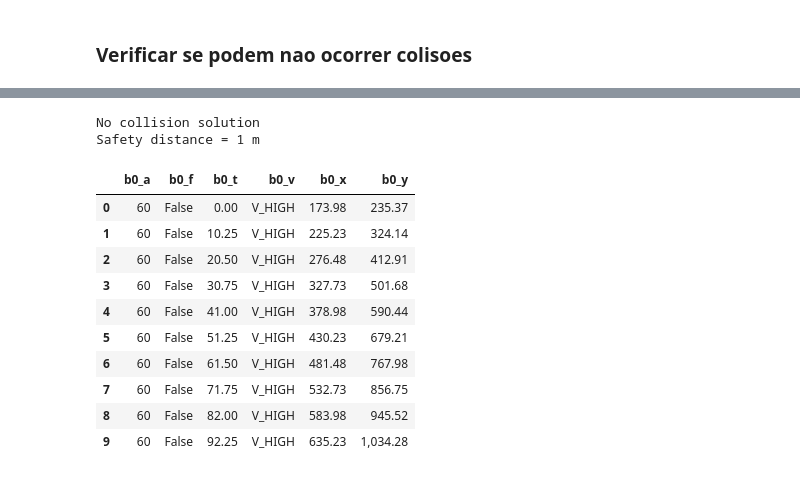
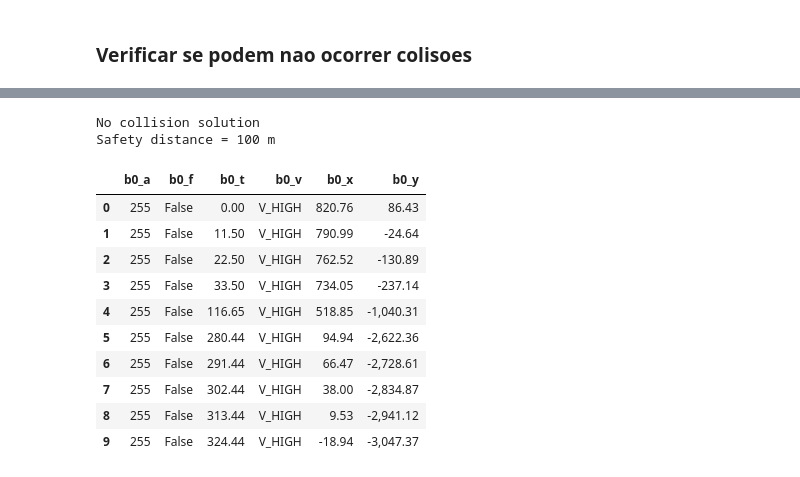
Before and after one commit to GilbertoCunha/Computational-Logic, a Jupyter notebook: Trabalho3/Boats.ipynb, the cells around one changed output, grey strips where cells are left out. Cells and saved outputs as stored; diff of their text form; code cells hidden in the pictures.

```diff
--- a/Trabalho3/Boats.ipynb
+++ b/Trabalho3/Boats.ipynb
@@ -17,11 +17,11 @@ pd.options.display.float_format = '{:,.2f}'.format
 # %%
 V_LOW, V_HIGH = 1, 10 # velocidades dos modos baixo e alto, em m
 THETA = 15 # angulo de viragem entre modos
-TAU = 10 # tempo minimo entre transicoes timed
+TAU = 3 # tempo minimo entre transicoes timed
 ALL_ROUTES = [i*THETA for i in range(int(360/THETA))] # todos os ângulos possíveis
 ALL_VELS = [V_LOW, V_HIGH] # todas as velocidades possiveis
 
-GAUSS_DP = 500 # desvio padrão da gaussiana de inicialização das posições em m
+GAUSS_DP = 150 # desvio padrão da gaussiana de inicialização das posições em m
 SAFE_DIST = 100 # distância de segurança entre barcos em m
 
 Mode, (M_LOW, M_HIGH) = EnumSort("Mode", ("V_LOW", "V_HIGH"))
@@ -377,5 +372,5 @@ def gen_trace(declare, init, trans, k, fixed_step=False, fixed_dist=None):
 
     return r
 
-m = gen_trace(declare, init, trans, 10, False, SAFE_DIST)
+m = gen_trace(declare, init, trans, 10, True, SAFE_DIST)
 # %% [output]
@@ -477,49 +427,75 @@ Counter Example:
+# %%
+def no_collisions_trans(t, prev, curr):
+
+    time = Real(f"time{t}")
+    modes = list(product(*[ALL_VELS, ALL_ROUTES, ALL_VELS, ALL_ROUTES]))
+
+    conds = []
+    for i in range(len(prev)-1): # percorrer os barcos do anterior
+        for j in range(i+1, len(curr)-1): # percorrer os barcos do atual
+
+            # Iterar os modos possíveis do par de barcos
+            dist_cond = []
+            for mode in modes:
+                v2, a2, v1, a1 = mode
+
+                # Definir condições dos modos
+                M1 = And(prev[i]["v"]==vel_to_mode(v1), prev[i]["a"]==a1)
+                M2 = And(prev[j]["v"]==vel_to_mode(v2), prev[j]["a"]==a2)
+
+                # Condições da posição
+                x = Abs((prev[j]["x"]-prev[i]["x"])+time*(v2*cos(deg_to_rad(a2))-v1*cos(deg_to_rad(a1)))) > 20
+                y = Abs((prev[j]["y"]-prev[i]["y"])+time*(v2*sin(deg_to_rad(a2))-v1*sin(deg_to_rad(a1)))) > 20
+                dist_cond.append(And(Or(x, y), M1, M2))
+
+            # Um dos modos tem de ocorrer
+            conds.append(Or(dist_cond))
+
+    return And(And(conds), And(time >= prev[0]["t"], time <= curr[0]["t"]))
 # %%
-def bmc_always(k, fixed_dist=None):
+def no_collisions(k, fixed_dist=None):
     solver = Solver()
     trace = {i: declare(i, fixed_dist) for i in range(k)}
     solver.add(init(trace[0], get_random_values()))
 
     # Condicoes de transicao
     for i in range(k-1):
         solver.add(trans(trace[i], trace[i+1]))
-
-    # Condicao de nao colisao
-    for i in range(k):
-        solver.add(no_collisions(trace[i]))
+        solver.add(no_collisions_trans(i, trace[i], trace[i+1]))
 
     if solver.check() == sat:
         m = solver.model()
 
         print("No collision solution")
 
         for elem in m:
             if str(elem) == "d0":
                 print(f"Safety distance = {m[elem]} m\n")
 
         if fixed_dist != None:
             print(f"Safety distance = {fixed_dist} m\n")
 
         r = model_to_dfs(m)
         display_side_by_side(*r)
     else:
+        print("The boats always collide")
         r = None
 
     return r
 
-m = bmc_always(10, SAFE_DIST)
+m = no_collisions(10, SAFE_DIST)
 # %% [output]
 No collision solution
-Safety distance = 1 m
+Safety distance = 100 m
 |  | b0_a | b0_f | b0_t | b0_v | b0_x | b0_y |
-| 0 | 60 | False | 0.00 | V_HIGH | 173.98 | 235.37 |
-| 1 | 60 | False | 10.25 | V_HIGH | 225.23 | 324.14 |
-| 2 | 60 | False | 20.50 | V_HIGH | 276.48 | 412.91 |
-| 3 | 60 | False | 30.75 | V_HIGH | 327.73 | 501.68 |
-| 4 | 60 | False | 41.00 | V_HIGH | 378.98 | 590.44 |
-| 5 | 60 | False | 51.25 | V_HIGH | 430.23 | 679.21 |
-| 6 | 60 | False | 61.50 | V_HIGH | 481.48 | 767.98 |
-| 7 | 60 | False | 71.75 | V_HIGH | 532.73 | 856.75 |
-| 8 | 60 | False | 82.00 | V_HIGH | 583.98 | 945.52 |
-| 9 | 60 | False | 92.25 | V_HIGH | 635.23 | 1,034.28 |
+| 0 | 255 | False | 0.00 | V_HIGH | 820.76 | 86.43 |
+| 1 | 255 | False | 11.50 | V_HIGH | 790.99 | -24.64 |
+| 2 | 255 | False | 22.50 | V_HIGH | 762.52 | -130.89 |
+| 3 | 255 | False | 33.50 | V_HIGH | 734.05 | -237.14 |
+| 4 | 255 | False | 116.65 | V_HIGH | 518.85 | -1,040.31 |
+| 5 | 255 | False | 280.44 | V_HIGH | 94.94 | -2,622.36 |
+| 6 | 255 | False | 291.44 | V_HIGH | 66.47 | -2,728.61 |
+| 7 | 255 | False | 302.44 | V_HIGH | 38.00 | -2,834.87 |
+| 8 | 255 | False | 313.44 | V_HIGH | 9.53 | -2,941.12 |
+| 9 | 255 | False | 324.44 | V_HIGH | -18.94 | -3,047.37 |
 |  | b1_a | b1_f | b1_t | b1_v | b1_x | b1_y |
```
Also changed, not shown: parts of 11 cells of this notebook, 1 other file.
